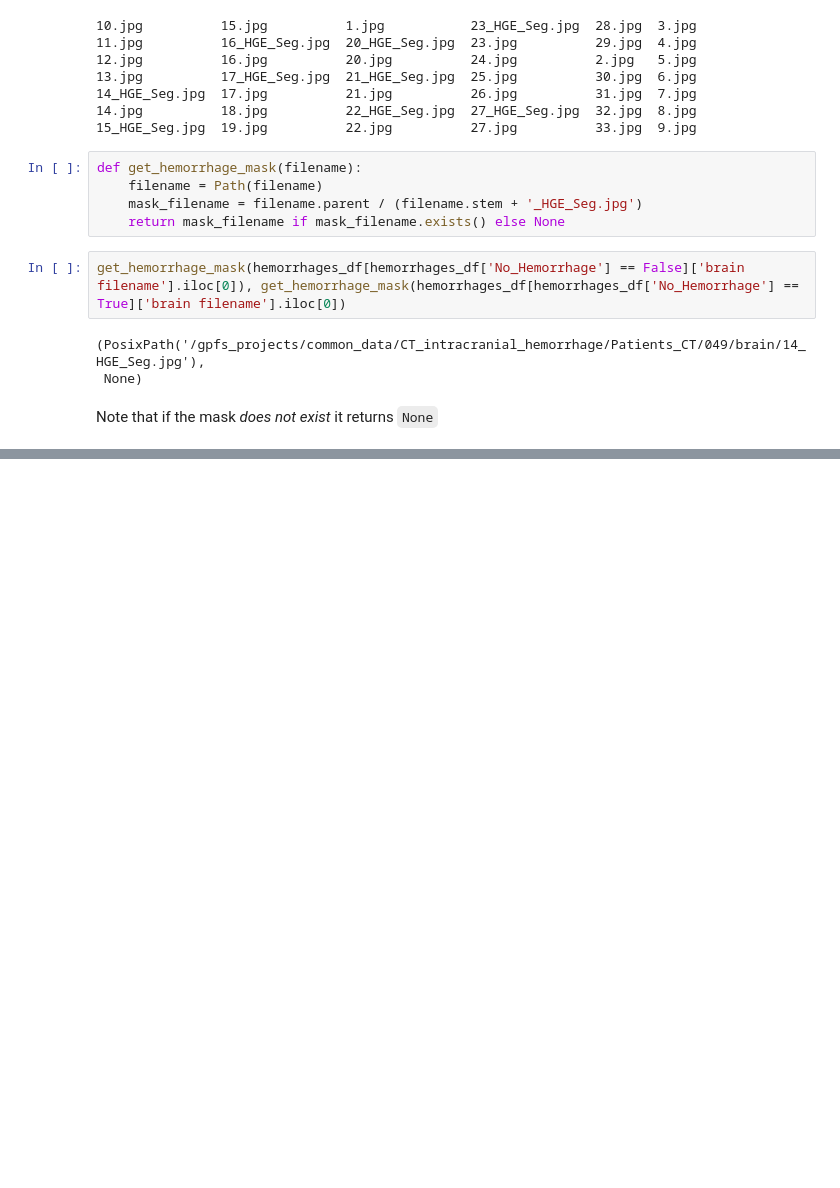
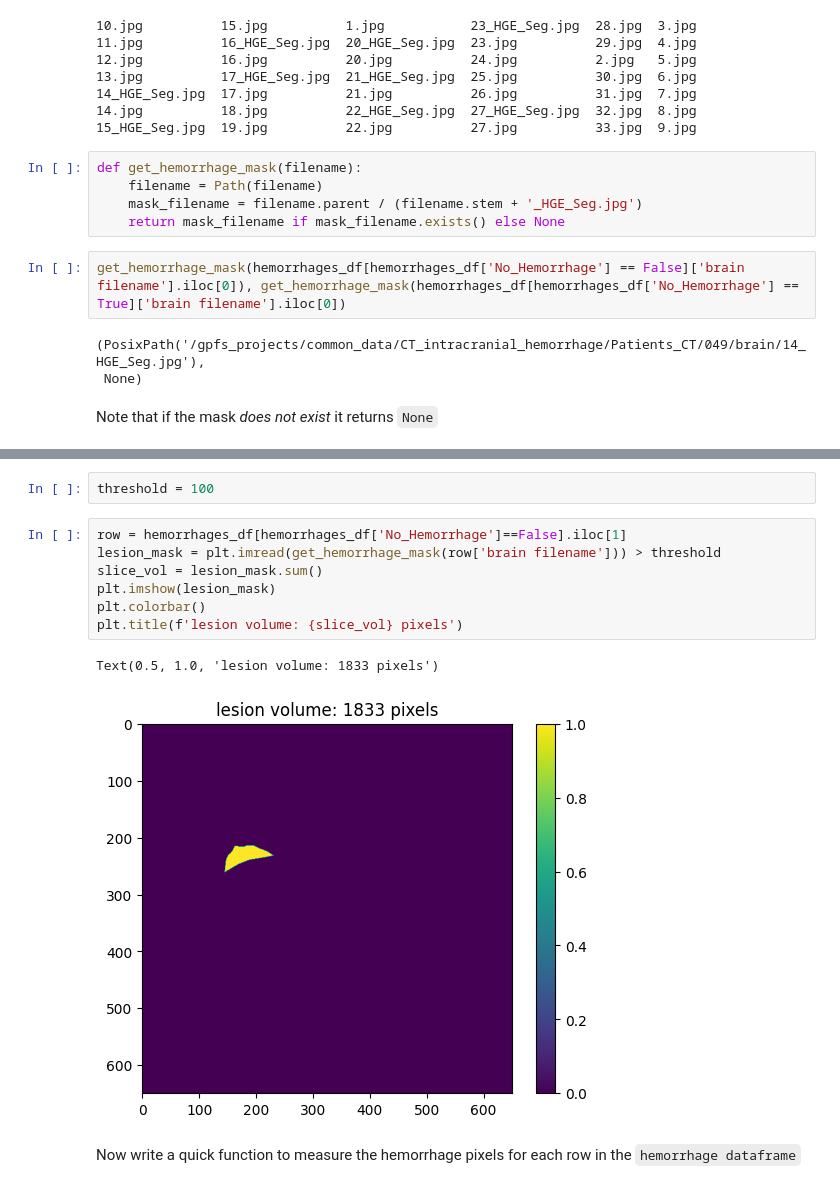
Before and after one commit to brandonjnelsonFDA/PedSilicoICH, a Jupyter notebook: notebooks/basic_eda.ipynb, the cells around one changed output, grey strips where cells are left out. Cells and saved outputs as stored; diff of their text form; blank space fills up the shorter version.

```diff
--- a/notebooks/basic_eda.ipynb
+++ b/notebooks/basic_eda.ipynb
@@ -224,0 +272,14 @@ Here we can start to aggregate lesion morphology properties like shape, volume -
+# %%
+threshold = 100
+# %%
+row = hemorrhages_df[hemorrhages_df['No_Hemorrhage']==False].iloc[1]
+lesion_mask = plt.imread(get_hemorrhage_mask(row['brain filename'])) > threshold
+slice_vol = lesion_mask.sum()
+plt.imshow(lesion_mask)
+plt.colorbar()
+plt.title(f'lesion volume: {slice_vol} pixels')
+# %% [output]
+Text(0.5, 1.0, 'lesion volume: 1833 pixels')
+[figure, added]
+# %% [markdown]
+Now write a quick function to measure the hemorrhage pixels for each row in the `hemorrhage dataframe`
```
Also changed, not shown: parts of 25 cells of this notebook.
